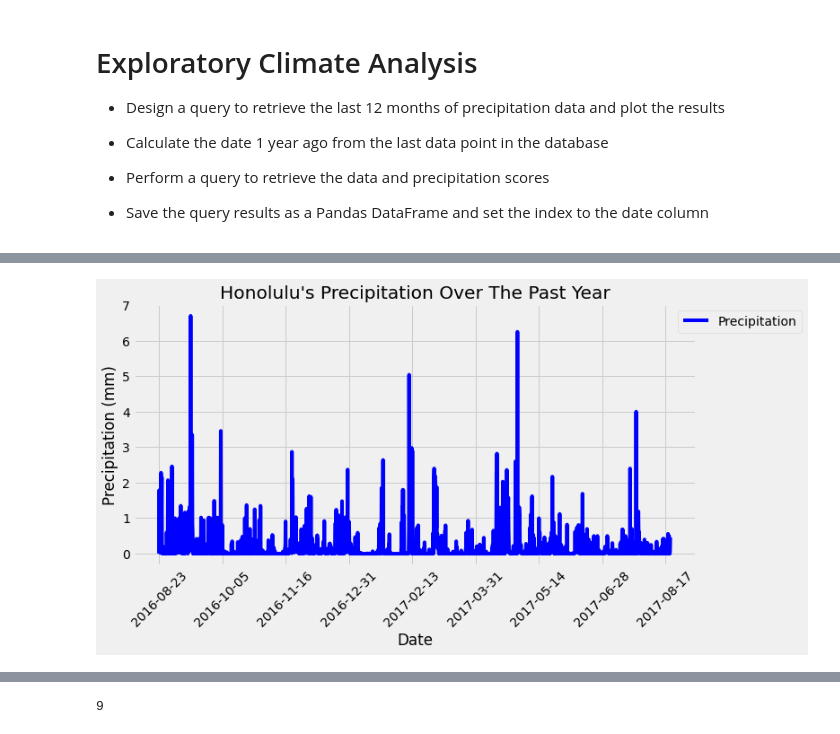
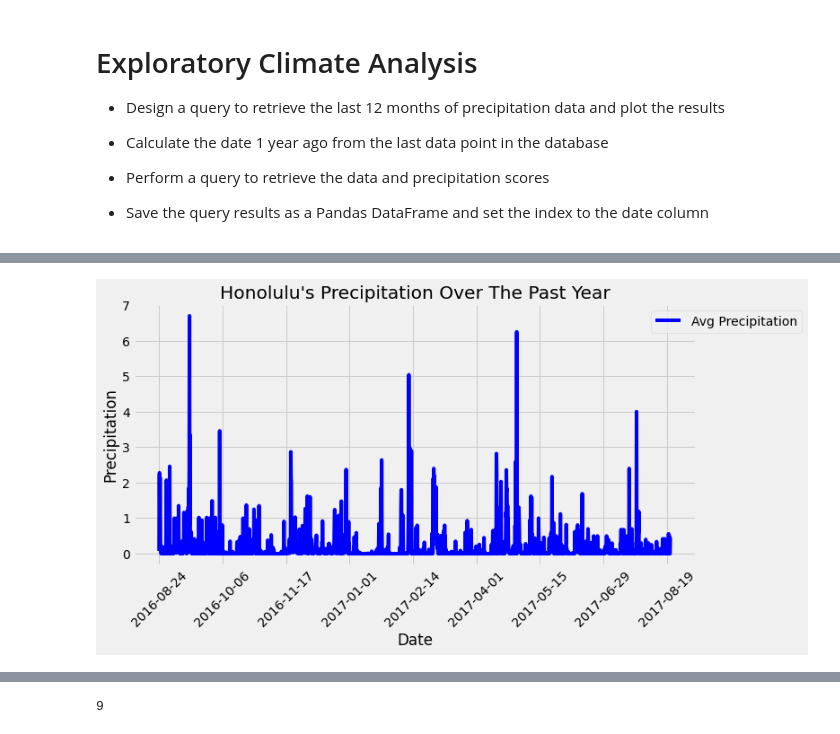
Before and after one commit to michellebrucato/Hawaii_Climate_App, a Jupyter notebook: climate_brucato.ipynb, the cells around one changed output, grey strips where cells are left out. Drawn from its saved outputs; the diff is of its cells as text; code cells hidden in the pictures.

```diff
--- a/climate_brucato.ipynb
+++ b/climate_brucato.ipynb
@@ -100,7 +100,8 @@ datetime.date(2016, 8, 23)
 # Query Past Year Precipitation Results
 prcp_cmd = (
     session.query(Measurement.date, Measurement.prcp)
-    .filter(Measurement.date >= past_year)
+    .filter(Measurement.date >= dt.datetime(2016, 8, 23))
+    .order_by(Measurement.date)
     .all()
 )
 prcp_cmd
@@ -127,7 +128,7 @@ prcp_cmd
 # Make Pandas DataFrame from Query Results
 # Clean Up Results
 prcp_df = (
-    pd.DataFrame(prcp_cmd, columns=["Date", "Precipitation"])
+    pd.DataFrame(prcp_cmd, columns=["Date", "Avg Precipitation"])
     .sort_values("Date")
     .dropna()
     .set_index("Date")
@@ -152,14 +153,14 @@ prcp_df
 # %%
 # Plot The Results
 prcp_df.plot(rot=45, color="blue", figsize=(10, 5))
 plt.title("Honolulu's Precipitation Over The Past Year")
 plt.xlabel("Date")
-plt.ylabel("Precipitation (mm)")
+plt.ylabel("Precipitation")
 plt.legend(loc="upper right", bbox_to_anchor=(1.2, 1))
 plt.savefig("Precipitation.png")
 plt.show()
 # %% [output]
-[figure, old version]
+[figure, new version]
 [interactive output not drawn]
 # %%
 # Use Pandas to calcualte the summary statistics for the precipitation data
```
Also changed, not shown: parts of 13 cells of this notebook, 3 other files.
